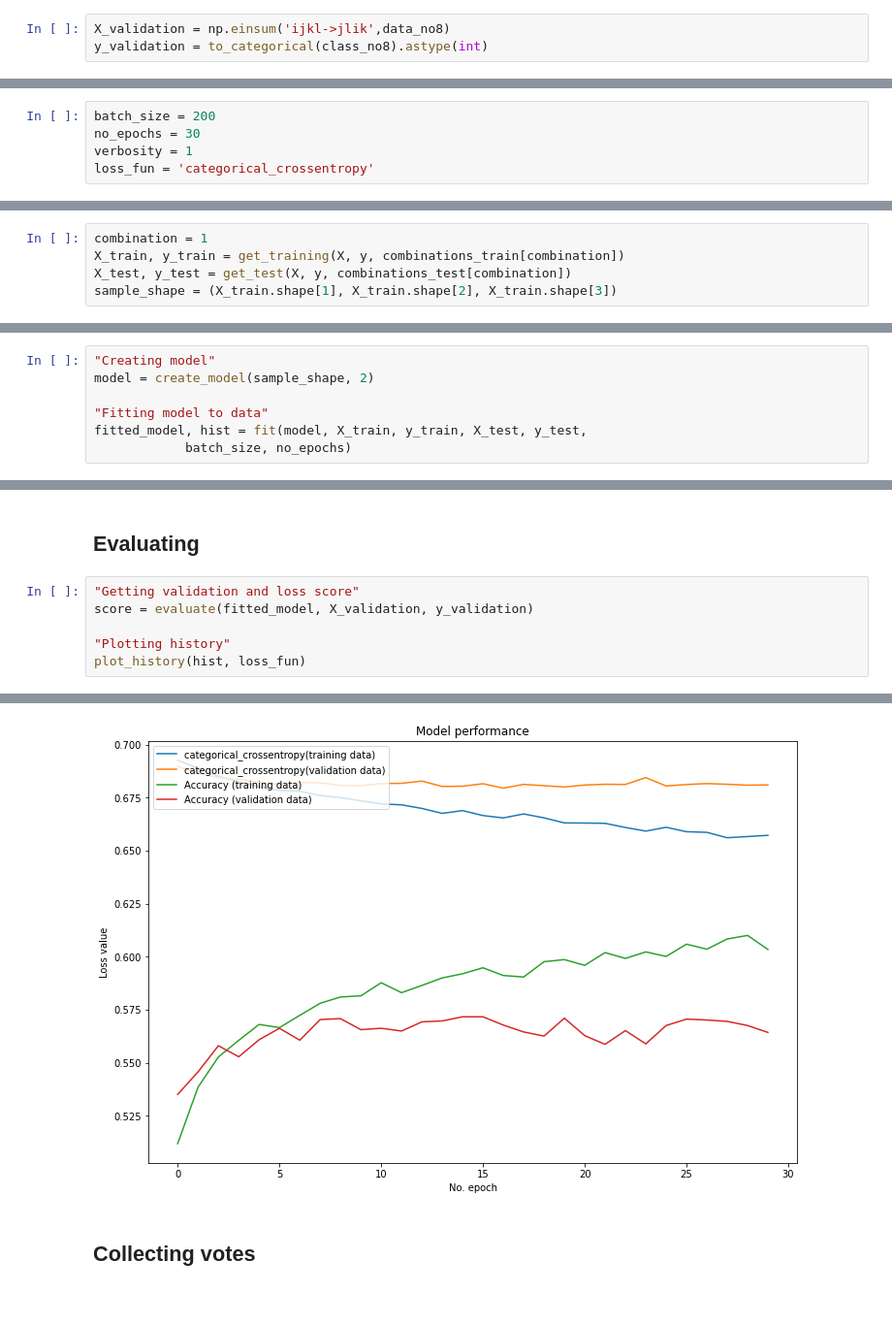
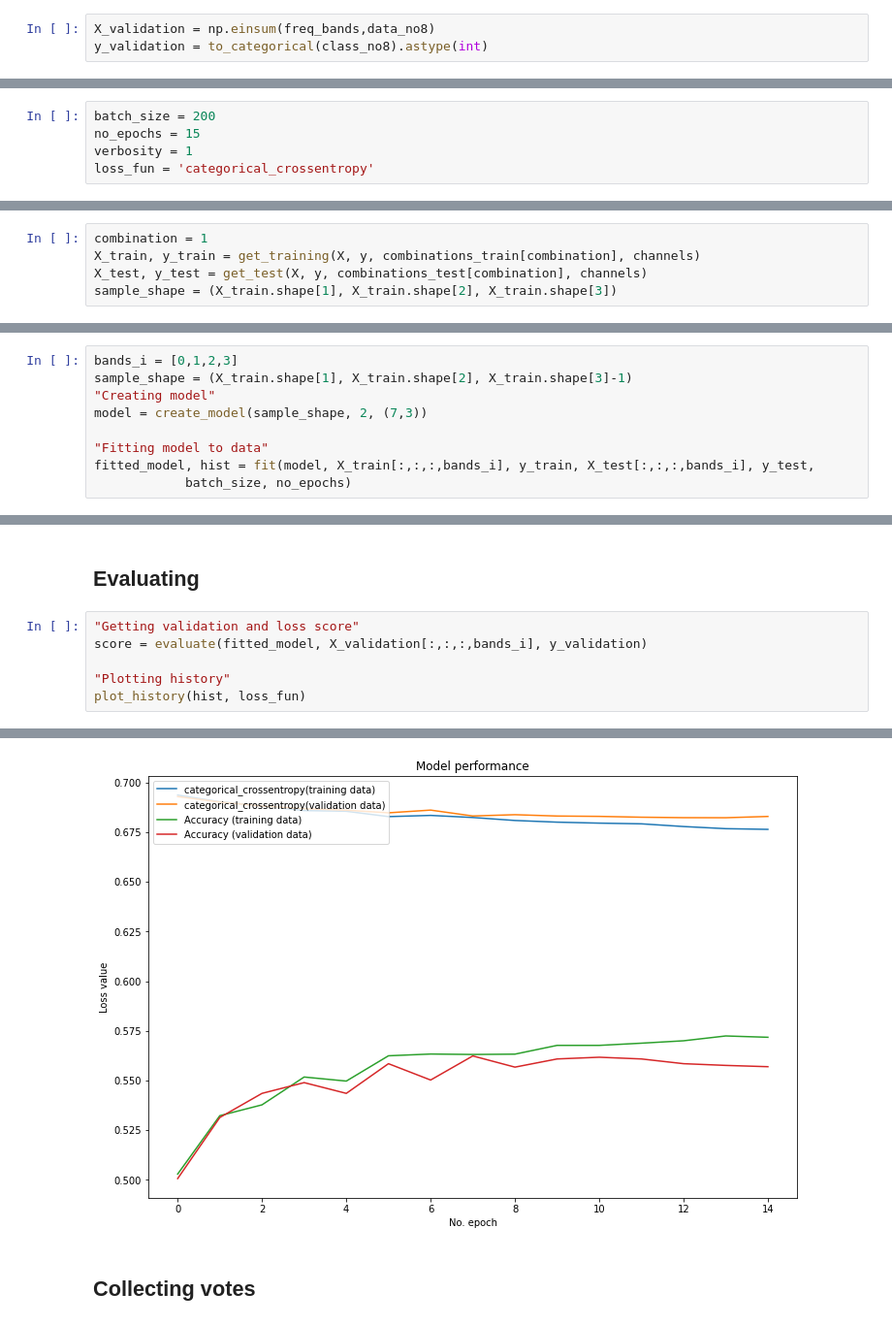
Before and after one commit to Przepioreczka/licencjat, a Jupyter notebook: Learning.ipynb, the cells around one changed output, grey strips where cells are left out. Shown: that part at 97% size. Drawn from its saved outputs; the diff is of its cells as text.

```diff
--- a/Learning.ipynb
+++ b/Learning.ipynb
@@ -114,5 +187,5 @@ data_no33 = np.load('data_no33.npy')
 # %% [markdown]
 ### Validation dataset
 # %%
-X_validation = np.einsum('ijkl->jlik',data_no8)
+X_validation = np.einsum(freq_bands,data_no8)
 y_validation = to_categorical(class_no8).astype(int)
@@ -135,24 +205,26 @@ combinations_test = (5, 4, 3, 2, 1)
 ### Params
 # %%
 batch_size = 200
-no_epochs = 30
+no_epochs = 15
 verbosity = 1
 loss_fun = 'categorical_crossentropy'
 # %% [markdown]
 ## Datasets
 # %%
 combination = 1
-X_train, y_train = get_training(X, y, combinations_train[combination])
-X_test, y_test = get_test(X, y, combinations_test[combination])
+X_train, y_train = get_training(X, y, combinations_train[combination], channels)
+X_test, y_test = get_test(X, y, combinations_test[combination], channels)
 sample_shape = (X_train.shape[1], X_train.shape[2], X_train.shape[3])
 # %% [markdown]
 ## Learning
 # %%
+bands_i = [0,1,2,3]
+sample_shape = (X_train.shape[1], X_train.shape[2], X_train.shape[3]-1)
 "Creating model"
-model = create_model(sample_shape, 2)
+model = create_model(sample_shape, 2, (7,3))
 
 "Fitting model to data"
-fitted_model, hist = fit(model, X_train, y_train, X_test, y_test,
+fitted_model, hist = fit(model, X_train[:,:,:,bands_i], y_train, X_test[:,:,:,bands_i], y_test,
             batch_size, no_epochs)
 # %% [output]
 Train on 18144 samples, validate on 4618 samples
@@ -176,7 +248,7 @@ Epoch 30/30
 ## Evaluating
 # %%
 "Getting validation and loss score"
-score = evaluate(fitted_model, X_validation, y_validation)
+score = evaluate(fitted_model, X_validation[:,:,:,bands_i], y_validation)
 
 "Plotting history"
 plot_history(hist, loss_fun)
@@ -185,3 +257,3 @@ Test loss: 0.6789426702297789 / Test accuracy: 0.5630748271942139
-[figure, old version]
+[figure, new version]
 # %% [markdown]
 ## Collecting votes
```
Also changed, not shown: parts of 15 cells of this notebook, 4 other files.
